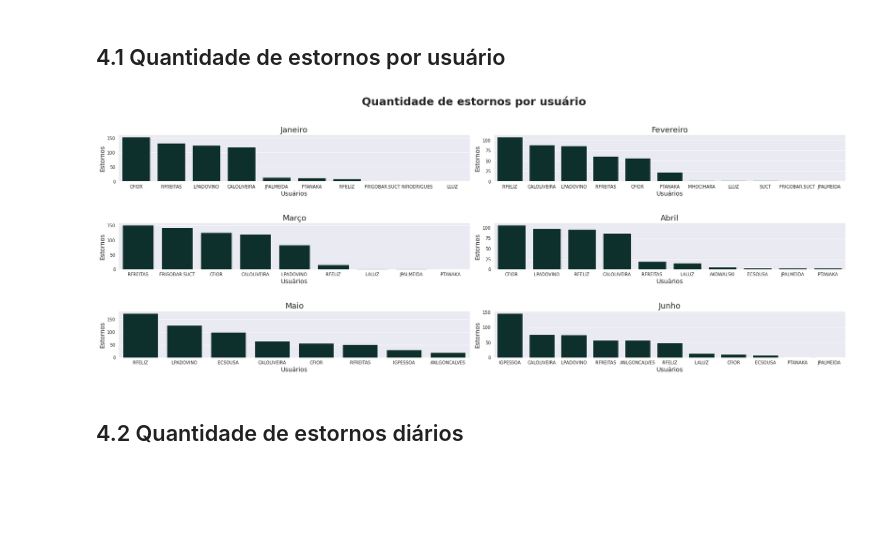
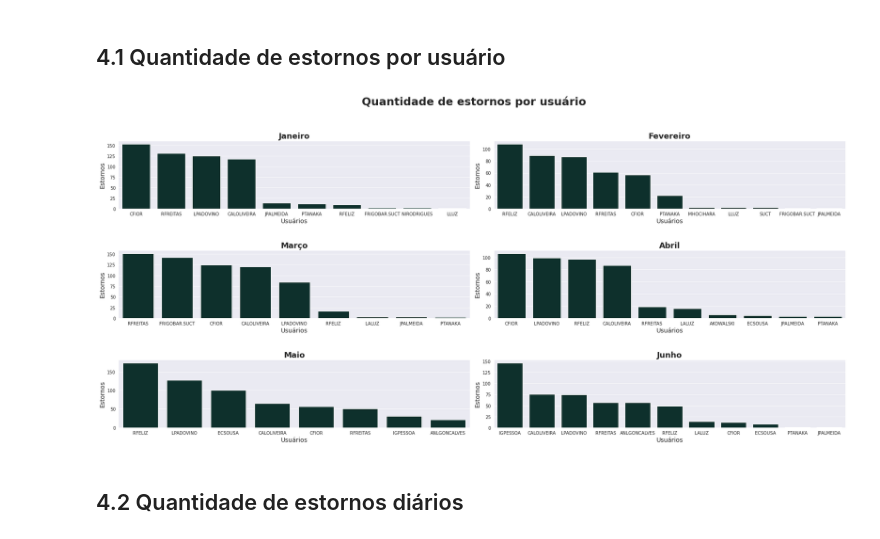
Before and after one commit to strawndri/slaviero-suct-data-analysis, a Jupyter notebook: Notebooks/analise_estornos.ipynb, the cells around one changed output. Drawn from its saved outputs; the diff is of its cells as text; code cells hidden in the pictures; blank space fills up the shorter version.

Commit message:
Novo gráfico

```diff
--- a/Notebooks/analise_estornos.ipynb
+++ b/Notebooks/analise_estornos.ipynb
@@ -231,19 +231,16 @@ Objetivo: apresentar n gráficos de uma única vez, a fim de que todos possam se
 - y: eixo y do gráfico;
 - xlabel: legenda do eixo x;
 - ylabel: legenda do eixo y;
-- titulo: título do gráfico;
--
 - data: dataset utilizado;
 - hue: parâmetro extra relacionado aos eixos x e y.
 '''
 
 def comparar_graficos(
     tipo_grafico, x, y, xlabel, ylabel,
-    titulo, paleta = paleta_cores,
+    paleta = paleta_cores,
     data = [], hue = None):
 
   total = len(data)
-  configurar_plot(24, 16, titulo, 1.05)
 
   for i, item in enumerate(data):
 
@@ -253,7 +250,7 @@ def comparar_graficos(
       plt.subplot(total, 2, i + 1)
 
     plt.tight_layout(h_pad=4.0) # espaçamento entre os gráficos
-    plt.title(meses[i], fontsize = 18)
+    plt.title(meses[i], fontsize = 18, fontweight = 'bold')
 
     if (tipo_grafico == 'barplot'):
       ax = sns.barplot(x=x, y=y, palette=paleta, data=item, hue=hue)
@@ -261,8 +258,8 @@ def comparar_graficos(
     elif (tipo_grafico == 'lineplot'):
       ax = sns.lineplot(x=x, y=y, data=item, color = paleta, marker = 'o')
 
-    elif (tipo_grafico == 'scatterplot'):
-      ax = sns.scatterplot(x=x, y=y, data=item, hue=hue)
+    elif (tipo_grafico == 'relplot'):
+      ax = sns.swarmplot(x=x, y=y, data=item, hue=hue)
 
     ax.set_xlabel(xlabel, fontsize = 14)
     ax.set_ylabel(ylabel, fontsize = 14)
@@ -283,14 +280,14 @@ for i, item in enumerate(datasets):
   df_frequencia = gera_dataframe({'usuario': total_variaveis, 'estornos': frequencia})
   lista_dfs.append(df_frequencia)
 # %%
-graphic = comparar_graficos(tipo_grafico='barplot', x='usuario', y='estornos',
-                      xlabel = 'Usuários', ylabel ='Estornos',
-                      titulo = 'Quantidade de estornos por usuário',
-                      paleta = [paleta_cores[10]],
-                      data = lista_dfs)
-graphic
+configurar_plot(24, 20, 'Quantidade de estornos por usuário', 1.05)
+comparar_graficos(
+    tipo_grafico='barplot', x='usuario', y='estornos',
+    xlabel = 'Usuários', ylabel ='Estornos',
+    paleta = [paleta_cores[10]],
+    data = lista_dfs)
 # %% [output]
-[figure, old version]
+[figure, new version]
 # %% [markdown]
 ## 4.2 Quantidade de estornos diários
 # %%
```
Also changed, not shown: parts of 6 cells of this notebook.
